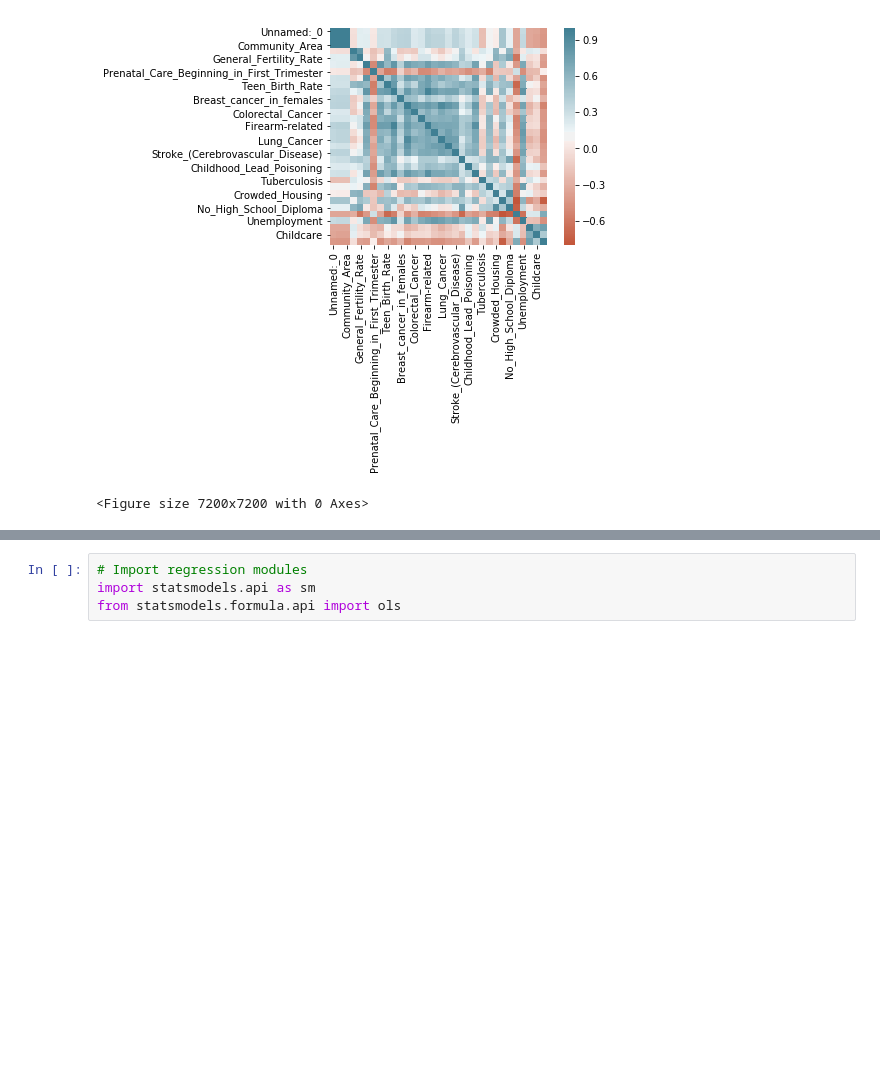
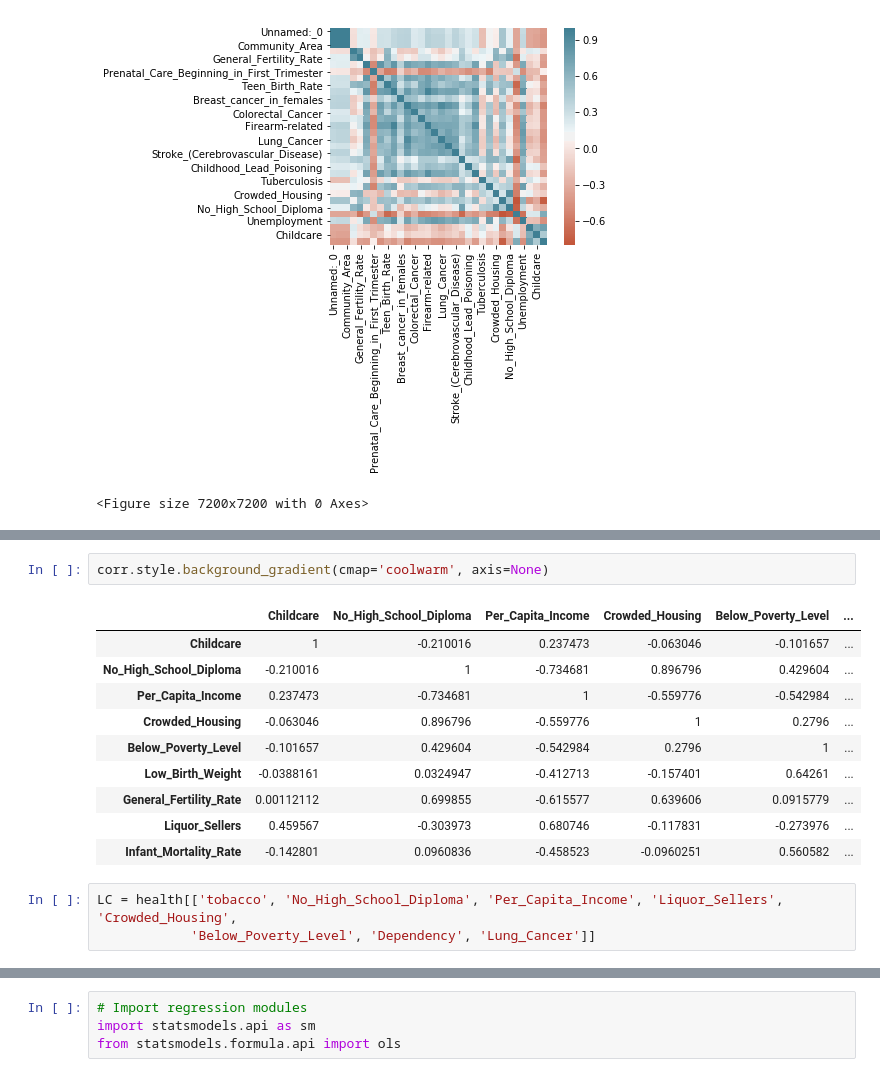
Before and after one commit to adithyansubramanian/Springboard_Capstone_project_1, a Jupyter notebook: Capstone_project_1_Machine_learning.ipynb, the cells around one changed output, grey strips where cells are left out. Drawn from its saved outputs; the diff is of its cells as text; blank space fills up the shorter version.

```diff
--- a/Capstone_project_1_Machine_learning.ipynb
+++ b/Capstone_project_1_Machine_learning.ipynb
@@ -104,0 +120,16 @@ plt.show()
+# %%
+corr.style.background_gradient(cmap='coolwarm', axis=None)
+# %% [output]
+|  | Childcare | No_High_School_Diploma | Per_Capita_Income | Crowded_Housing | Below_Poverty_Level | ... |
+| Childcare | 1 | -0.210016 | 0.237473 | -0.063046 | -0.101657 | ... |
+| No_High_School_Diploma | -0.210016 | 1 | -0.734681 | 0.896796 | 0.429604 | ... |
+| Per_Capita_Income | 0.237473 | -0.734681 | 1 | -0.559776 | -0.542984 | ... |
+| Crowded_Housing | -0.063046 | 0.896796 | -0.559776 | 1 | 0.2796 | ... |
+| Below_Poverty_Level | -0.101657 | 0.429604 | -0.542984 | 0.2796 | 1 | ... |
+| Low_Birth_Weight | -0.0388161 | 0.0324947 | -0.412713 | -0.157401 | 0.64261 | ... |
+| General_Fertility_Rate | 0.00112112 | 0.699855 | -0.615577 | 0.639606 | 0.0915779 | ... |
+| Liquor_Sellers | 0.459567 | -0.303973 | 0.680746 | -0.117831 | -0.273976 | ... |
+| Infant_Mortality_Rate | -0.142801 | 0.0960836 | -0.458523 | -0.0960251 | 0.560582 | ... |
+# %%
+LC = health[['tobacco', 'No_High_School_Diploma', 'Per_Capita_Income', 'Liquor_Sellers', 'Crowded_Housing',
+            'Below_Poverty_Level', 'Dependency', 'Lung_Cancer']]
```
Also changed, not shown: parts of 4 cells of this notebook.
